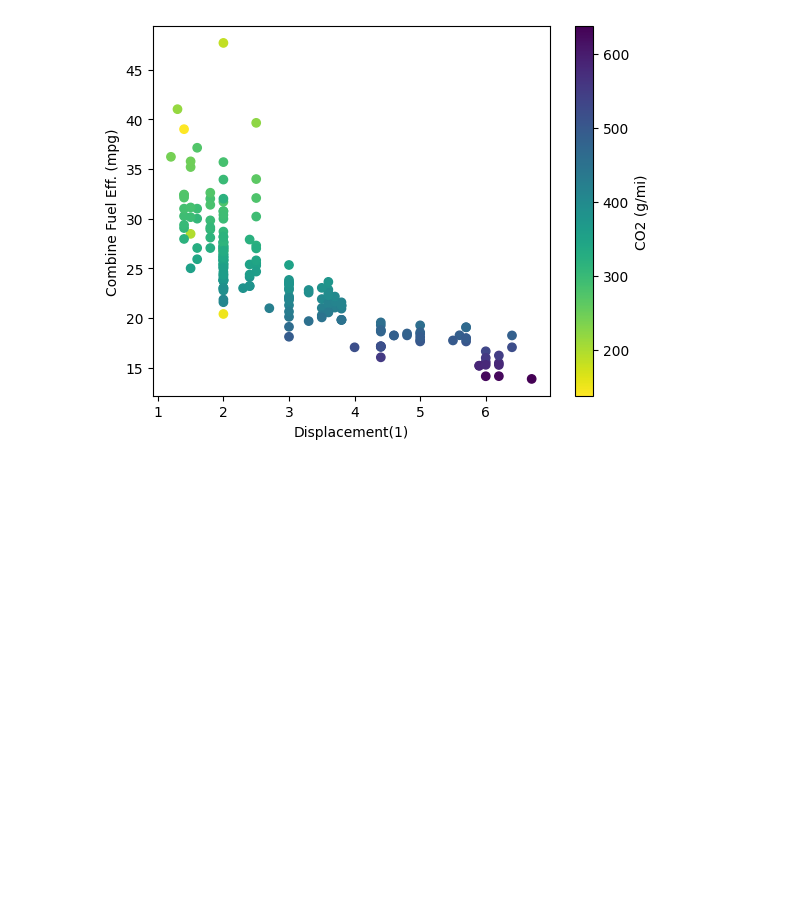
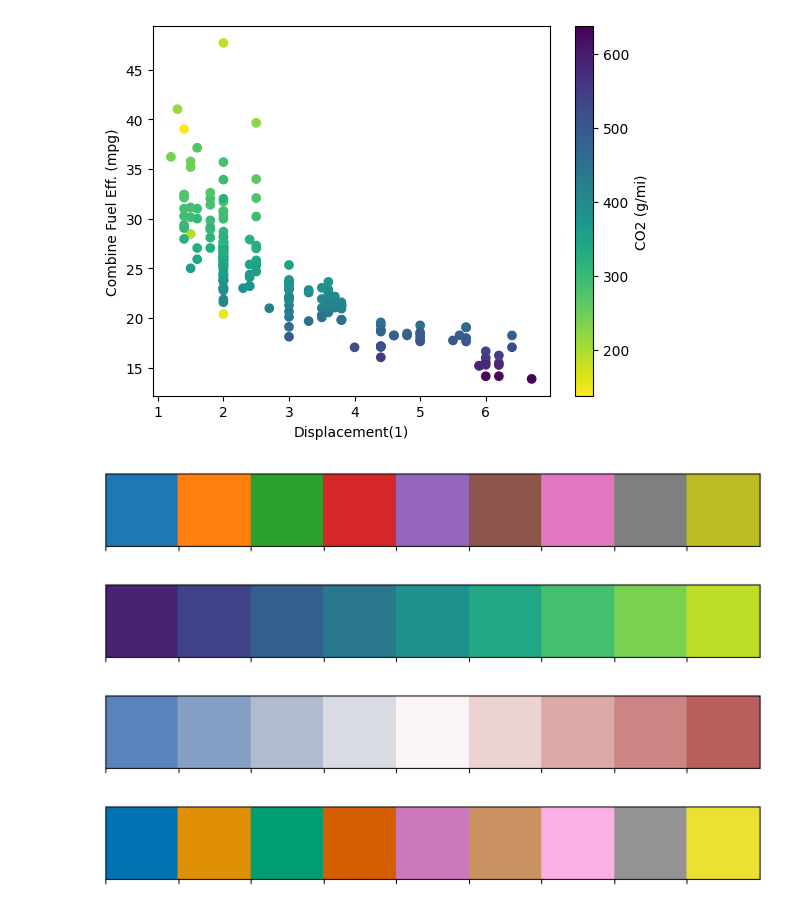
Before and after one commit to ChelsaMJ/7.-Data-Processing-and-Visualization, a Jupyter notebook: Multivariate_04_color_palettes.ipynb, the cells around one changed output. Saved outputs shown, nothing was run; the diff lists cells and outputs as text; code cells hidden in the pictures; blank space fills up the shorter version.

```diff
--- a/Multivariate_04_color_palettes.ipynb
+++ b/Multivariate_04_color_palettes.ipynb
@@ -65,3 +65,19 @@ plt.xlabel('Displacement(1)')
 plt.ylabel('Combine Fuel Eff. (mpg)');
 # %% [output]
 [figure]
+# %%
+sns.palplot(sns.color_palette(n_colors=9))
+# %% [output]
+[figure, added]
+# %%
+sns.palplot(sns.color_palette('viridis', 9))
+# %% [output]
+[figure, added]
+# %%
+sns.palplot(sns.color_palette('vlag', 9))
+# %% [output]
+[figure, added]
+# %%
+sns.palplot(sns.color_palette('colorblind', 9))
+# %% [output]
+[figure, added]
```
